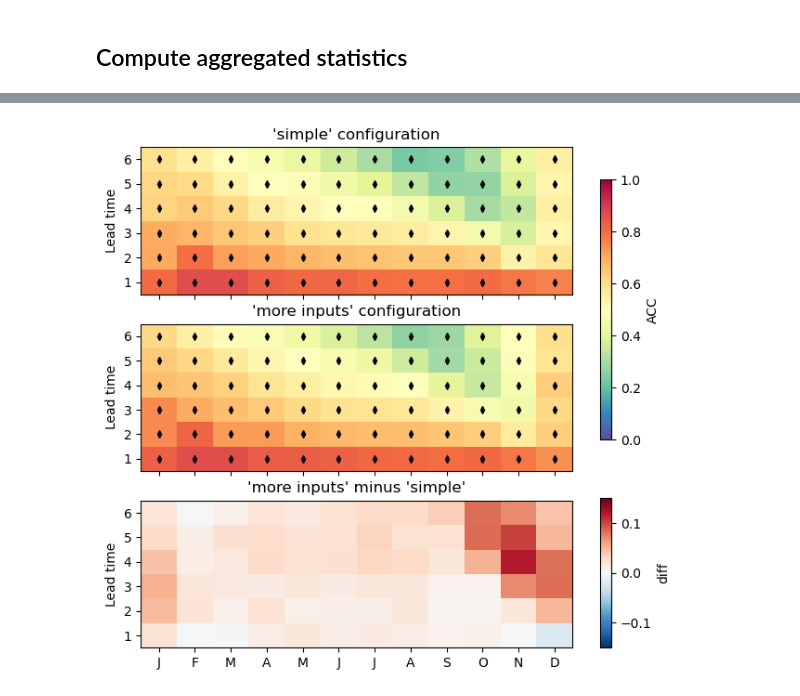
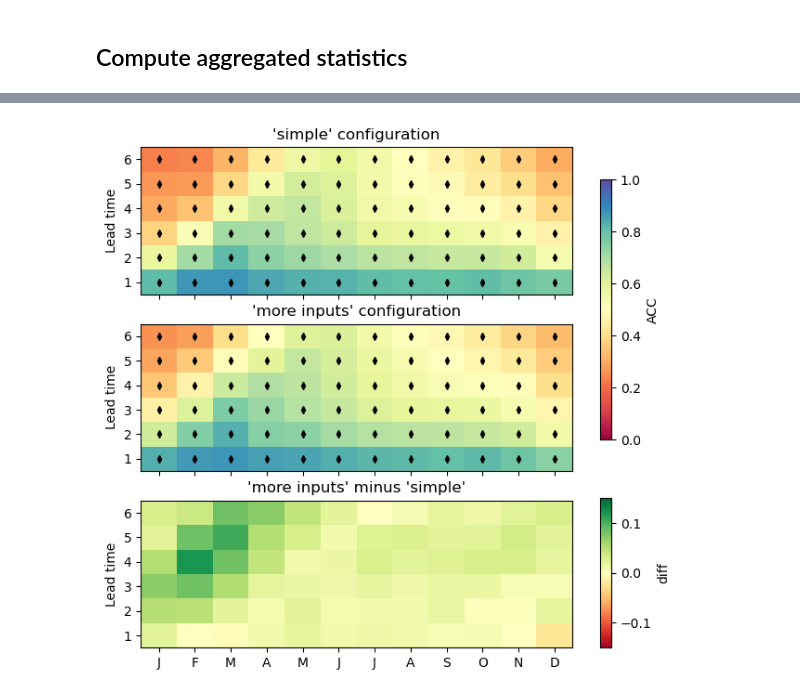
Before and after one commit to ychnli/sicpred, a Jupyter notebook: figures.ipynb, the cells around one changed output, grey strips where cells are left out. Drawn from its saved outputs; the diff is of its cells as text; code cells hidden in the pictures.

```diff
--- a/figures.ipynb
+++ b/figures.ipynb
@@ -250,9 +245,13 @@ for month in range(12):
 # %%
-model1_acc_spatial = calculate_acc(predictions1_anom, targets, dim=("x", "y"), aggregate=True)
-model2_acc_spatial = calculate_acc(predictions2_anom, targets, dim=("x", "y"), aggregate=True)
+model1_acc_spatial = calculate_acc(predictions1_anom, targets, dim=("x", "y"),
+                        aggregate=True, climatology_broadcast=climatology_broadcasted)
+model2_acc_spatial = calculate_acc(predictions2_anom, targets, dim=("x", "y"),
+                        aggregate=True, climatology_broadcast=climatology_broadcasted)
 
-persistence_acc_spatial = calculate_acc(persistence_anom, targets, dim=("x", "y"), aggregate=True)
-climatology_acc_spatial = calculate_acc(climatology_anom, targets, dim=("x", "y"), aggregate=True)
+persistence_acc_spatial = calculate_acc(persistence_anom, targets, dim=("x", "y"),
+                        aggregate=True, climatology_broadcast=climatology_broadcasted)
+climatology_acc_spatial = calculate_acc(climatology_anom, targets, dim=("x", "y"),
+                        aggregate=True, climatology_broadcast=climatology_broadcasted)
 # %%
 def plot_markers(ax, exceeds_persistence, exceeds_climatology, x_centers, y_centers):
     for i in range(6):
@@ -330,36 +329,36 @@ fig, axs = plt.subplots(nrows=3, ncols=1, figsize=(6,7), sharex=True)
 
 x = np.arange(13)
 y = np.arange(7)
 x_centers = (x[:-1] + x[1:]) / 2
 y_centers = (y[:-1] + y[1:]) / 2
 
 exceeds_persistence = model1_acc_spatial > persistence_acc_spatial
 exceeds_climatology = model1_acc_spatial > climatology_acc_spatial
-cax = axs[0].pcolormesh(x, y, model1_acc_spatial.T, cmap='Spectral_r', shading='flat', vmin=0, vmax=1)
+cax = axs[0].pcolormesh(x, y, model1_acc_spatial, cmap='Spectral', shading='flat', vmin=0, vmax=1)
 axs[0].set_yticks(y_centers, labels=np.arange(1,7,1))
 axs[0].set_ylabel("Lead time")
 axs[0].set_title(f"'simple' configuration")
-plot_markers(axs[0], exceeds_persistence.T, exceeds_climatology.T, x_centers, y_centers)
+plot_markers(axs[0], exceeds_persistence, exceeds_climatology, x_centers, y_centers)
 
 exceeds_persistence = model2_acc_spatial > persistence_acc_spatial
 exceeds_climatology = model2_acc_spatial > climatology_acc_spatial
-axs[1].pcolormesh(x, y, model2_acc_spatial.T, cmap='Spectral_r', shading='flat', vmin=0, vmax=1)
+axs[1].pcolormesh(x, y, model2_acc_spatial, cmap='Spectral', shading='flat', vmin=0, vmax=1)
 axs[1].set_yticks(y_centers, labels=np.arange(1,7,1))
 axs[1].set_ylabel("Lead time")
 axs[1].set_title("'more inputs' configuration")
-plot_markers(axs[1], exceeds_persistence.T, exceeds_climatology.T, x_centers, y_centers)
+plot_markers(axs[1], exceeds_persistence, exceeds_climatology, x_centers, y_centers)
 
-cax2 = axs[2].pcolormesh(x, y, (model2_acc_spatial - model1_acc_spatial).T, cmap='RdBu_r', shading='flat', vmin=-0.15, vmax=0.15)
+cax2 = axs[2].pcolormesh(x, y, (model2_acc_spatial - model1_acc_spatial), cmap='RdYlGn', shading='flat', vmin=-0.15, vmax=0.15)
 axs[2].set_xticks(x_centers, labels=["J","F","M","A","M","J","J","A","S","O","N","D"])
 axs[2].set_yticks(y_centers, labels=np.arange(1,7,1))
 axs[2].set_ylabel("Lead time")
 axs[2].set_title("'more inputs' minus 'simple'")
 
 
 cbar_ax = fig.add_axes([0.95, 0.43, 0.02, 0.4])
 cbar_ax2 = fig.add_axes([0.95, 0.11, 0.02, 0.23])
 plt.colorbar(cax, cax=cbar_ax, label=r'ACC', orientation='vertical')
 plt.colorbar(cax2, cax=cbar_ax2, label=r'diff', orientation='vertical')
 plt.savefig("figures/cesm/simple_vs_more-inputs_ACC.jpg", dpi=300, bbox_inches='tight')
 # %% [output]
-[figure, old version]
+[figure, new version]
```
Also changed, not shown: parts of 9 cells of this notebook.
